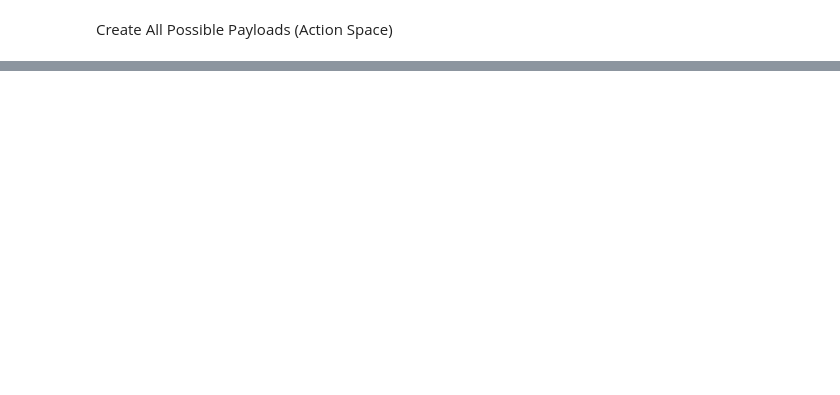
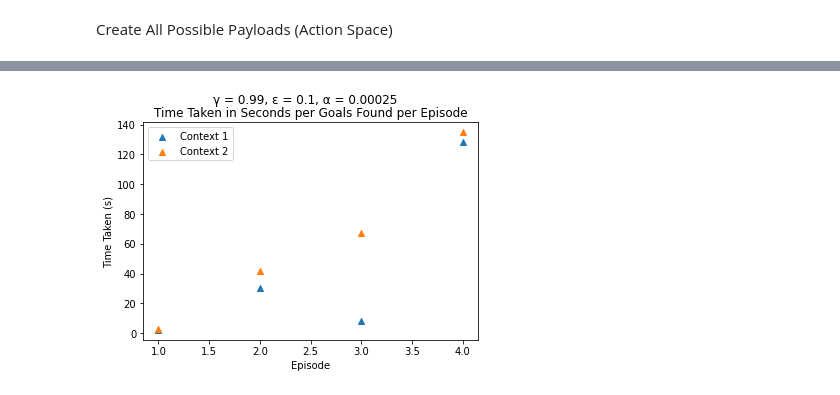
Before and after one commit to ilija-jankovic/sqli_rl, a Jupyter notebook: sqli_rl.ipynb, the cells around one changed output, grey strips where cells are left out. Drawn from its saved outputs; the diff is of its cells as text; code cells hidden in the pictures; blank space fills up the shorter version.

```diff
--- a/sqli_rl.ipynb
+++ b/sqli_rl.ipynb
@@ -631,0 +697,4 @@ analytics.plot_context_attempts()
+# %%
+analytics.plot_context_timings()
+# %% [output]
+[figure, added]
```
Also changed, not shown: parts of 8 cells of this notebook.
